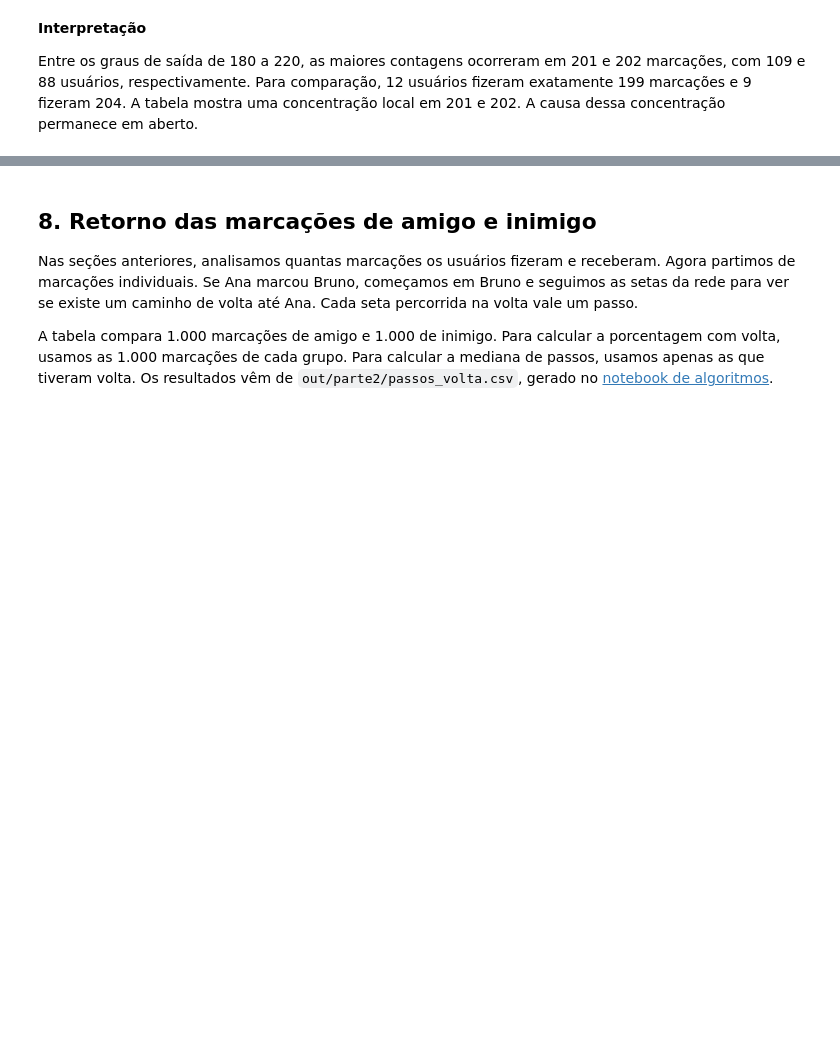
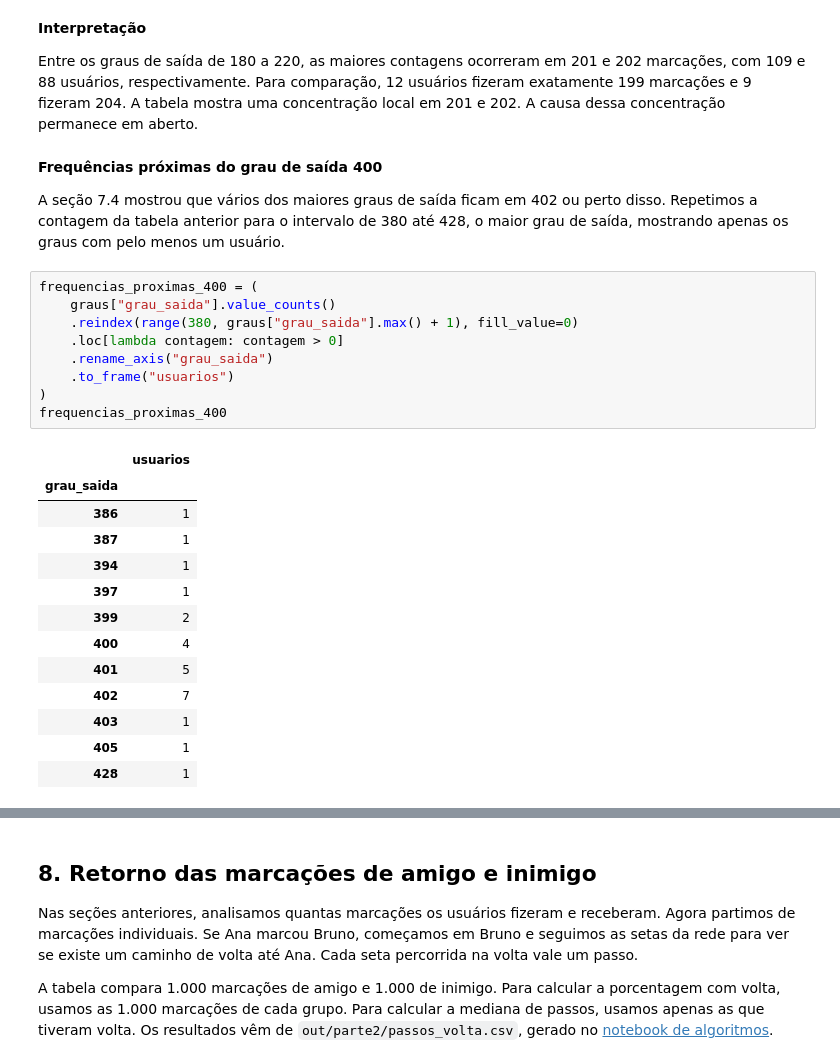
Before and after one commit to arthurlins7/Projeto-Grafos, a Jupyter notebook: notebooks/01_exploracao_dados.ipynb, the cells around one changed output, grey strips where cells are left out. Drawn from its saved outputs; the diff is of its cells as text; blank space fills up the shorter version.

Commit message:
feat: contar graus de saída próximos de 400

```diff
--- a/notebooks/01_exploracao_dados.ipynb
+++ b/notebooks/01_exploracao_dados.ipynb
@@ -850,3 +850,30 @@ frequencias_proximas_200
 **Interpretação**
 
 Entre os graus de saída de 180 a 220, as maiores contagens ocorreram em 201 e 202 marcações, com 109 e 88 usuários, respectivamente. Para comparação, 12 usuários fizeram exatamente 199 marcações e 9 fizeram 204. A tabela mostra uma concentração local em 201 e 202. A causa dessa concentração permanece em aberto.
+# %% [markdown]
+**Frequências próximas do grau de saída 400**
+
+A seção 7.4 mostrou que vários dos maiores graus de saída ficam em 402 ou perto disso. Repetimos a contagem da tabela anterior para o intervalo de 380 até 428, o maior grau de saída, mostrando apenas os graus com pelo menos um usuário.
+# %%
+frequencias_proximas_400 = (
+    graus["grau_saida"].value_counts()
+    .reindex(range(380, graus["grau_saida"].max() + 1), fill_value=0)
+    .loc[lambda contagem: contagem > 0]
+    .rename_axis("grau_saida")
+    .to_frame("usuarios")
+)
+frequencias_proximas_400
+# %% [output]
+|  | usuarios |
+| grau_saida |  |
+| 386 | 1 |
+| 387 | 1 |
+| 394 | 1 |
+| 397 | 1 |
+| 399 | 2 |
+| 400 | 4 |
+| 401 | 5 |
+| 402 | 7 |
+| 403 | 1 |
+| 405 | 1 |
+| 428 | 1 |
```
Also changed, not shown: parts of 2 cells of this notebook.
